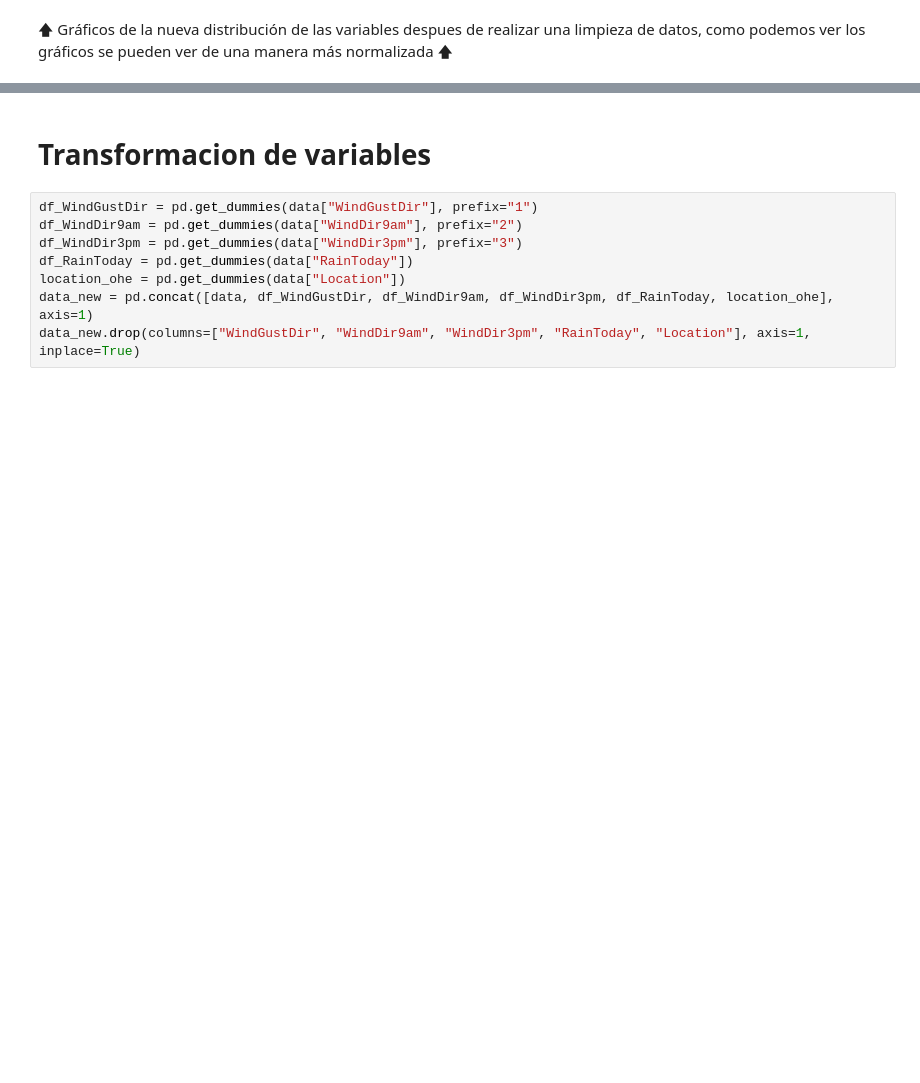
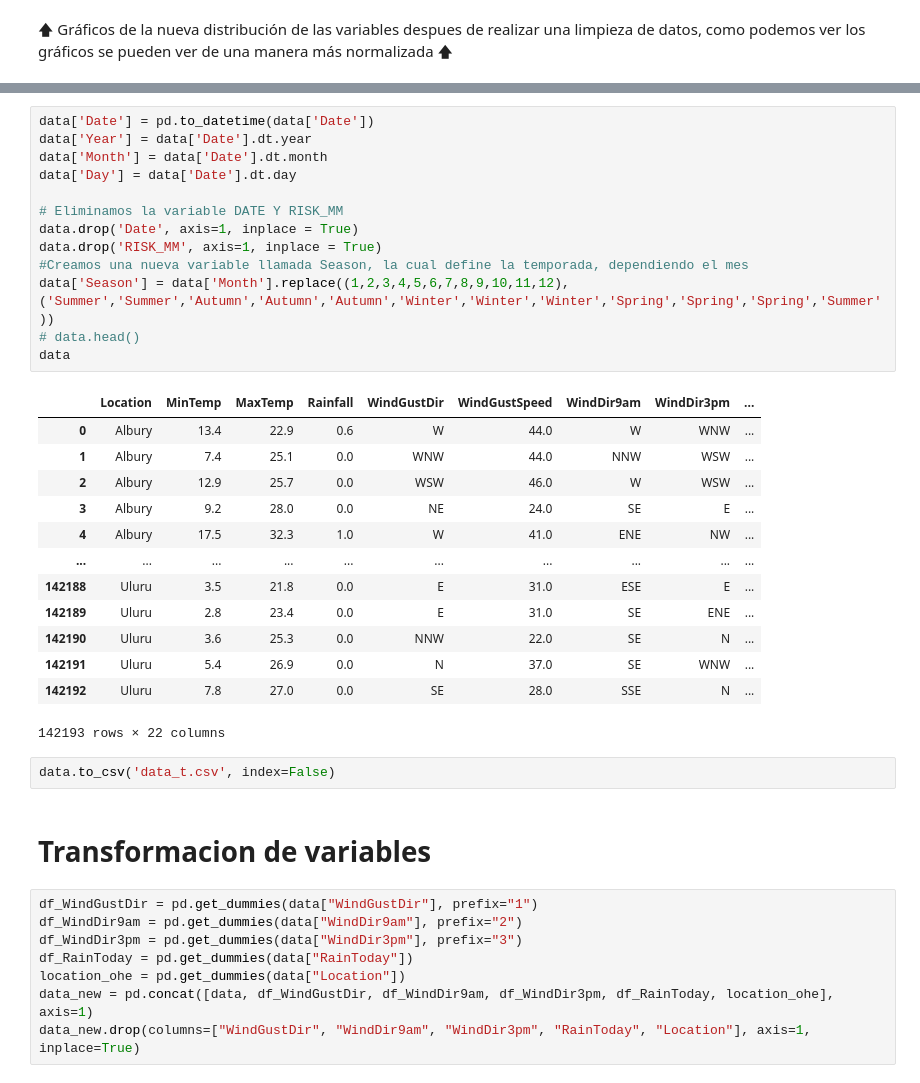
Before and after one commit to DrakiSama/Examen-Mineria-de-Datos, a Jupyter notebook: Actividad 7/EDA-EXAMEN-V5.ipynb, the cells around one changed output, grey strips where cells are left out. Drawn from its saved outputs; the diff is of its cells as text; blank space fills up the shorter version.

```diff
--- a/Actividad 7/EDA-EXAMEN-V5.ipynb
+++ b/Actividad 7/EDA-EXAMEN-V5.ipynb
@@ -443,3 +460,32 @@ data.head(2)
+# %%
+data['Date'] = pd.to_datetime(data['Date'])
+data['Year'] = data['Date'].dt.year
+data['Month'] = data['Date'].dt.month
+data['Day'] = data['Date'].dt.day
+
+# Eliminamos la variable DATE Y RISK_MM
+data.drop('Date', axis=1, inplace = True)
+data.drop('RISK_MM', axis=1, inplace = True)
+#Creamos una nueva variable llamada Season, la cual define la temporada, dependiendo el mes
+data['Season'] = data['Month'].replace((1,2,3,4,5,6,7,8,9,10,11,12),('Summer','Summer','Autumn','Autumn','Autumn','Winter','Winter','Winter','Spring','Spring','Spring','Summer'))
+# data.head()
+data
+# %% [output]
+|  | Location | MinTemp | MaxTemp | Rainfall | WindGustDir | WindGustSpeed | WindDir9am | WindDir3pm | ... |
+| 0 | Albury | 13.4 | 22.9 | 0.6 | W | 44.0 | W | WNW | ... |
+| 1 | Albury | 7.4 | 25.1 | 0.0 | WNW | 44.0 | NNW | WSW | ... |
+| 2 | Albury | 12.9 | 25.7 | 0.0 | WSW | 46.0 | W | WSW | ... |
+| 3 | Albury | 9.2 | 28.0 | 0.0 | NE | 24.0 | SE | E | ... |
+| 4 | Albury | 17.5 | 32.3 | 1.0 | W | 41.0 | ENE | NW | ... |
+| ... | ... | ... | ... | ... | ... | ... | ... | ... | ... |
+| 142188 | Uluru | 3.5 | 21.8 | 0.0 | E | 31.0 | ESE | E | ... |
+| 142189 | Uluru | 2.8 | 23.4 | 0.0 | E | 31.0 | SE | ENE | ... |
+| 142190 | Uluru | 3.6 | 25.3 | 0.0 | NNW | 22.0 | SE | N | ... |
+| 142191 | Uluru | 5.4 | 26.9 | 0.0 | N | 37.0 | SE | WNW | ... |
+| 142192 | Uluru | 7.8 | 27.0 | 0.0 | SE | 28.0 | SSE | N | ... |
+142193 rows × 22 columns
+# %%
+data.to_csv('data_t.csv', index=False)
 # %% [markdown]
 # Transformacion de variables
 # %%
```
Also changed, not shown: parts of 30 cells of this notebook, 5 other files.
